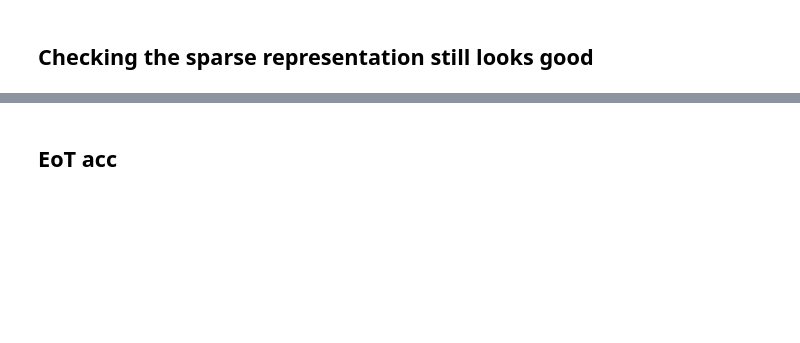
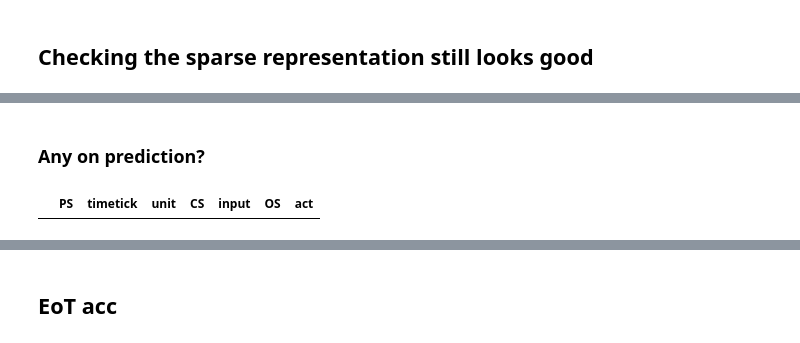
Before and after one commit to JasonLo/triangle_model, a Jupyter notebook: mikenet/examine_model.ipynb, the cells around one changed output, grey strips where cells are left out. Cells and saved outputs as stored; diff of their text form; code cells hidden in the pictures; blank space fills up the shorter version.

```diff
--- a/mikenet/examine_model.ipynb
+++ b/mikenet/examine_model.ipynb
@@ -167,3 +260,9 @@ df_time_varying
+# %% [markdown]
+### Any on prediction?
+# %%
+df_time_varying.loc[df_time_varying.act>0.5]
+# %% [output]
+|  | PS | timetick | unit | CS | input | OS | act |
 # %%
 # Merge and export
 df = df_time_varying.merge(df_time_invar, on="unit", how="left")
```
Also changed, not shown: parts of 17 cells of this notebook.
